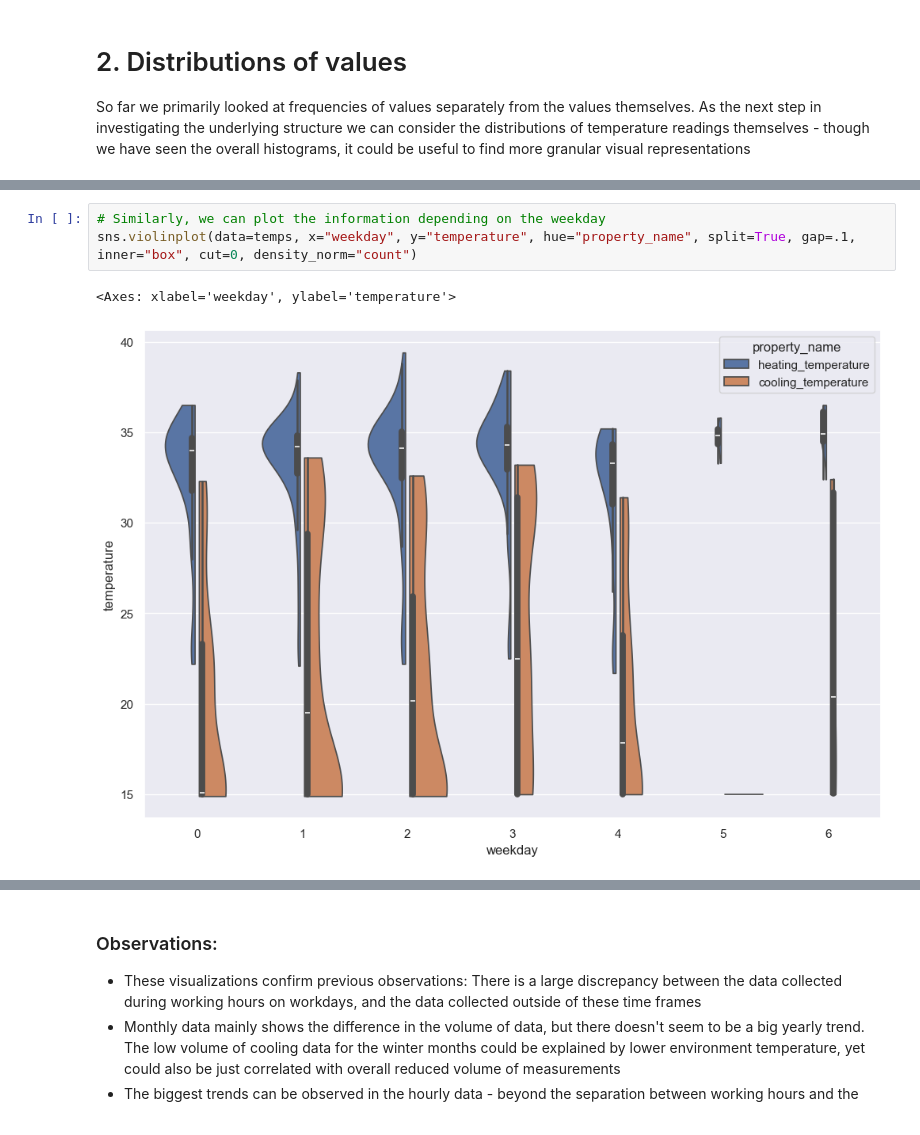
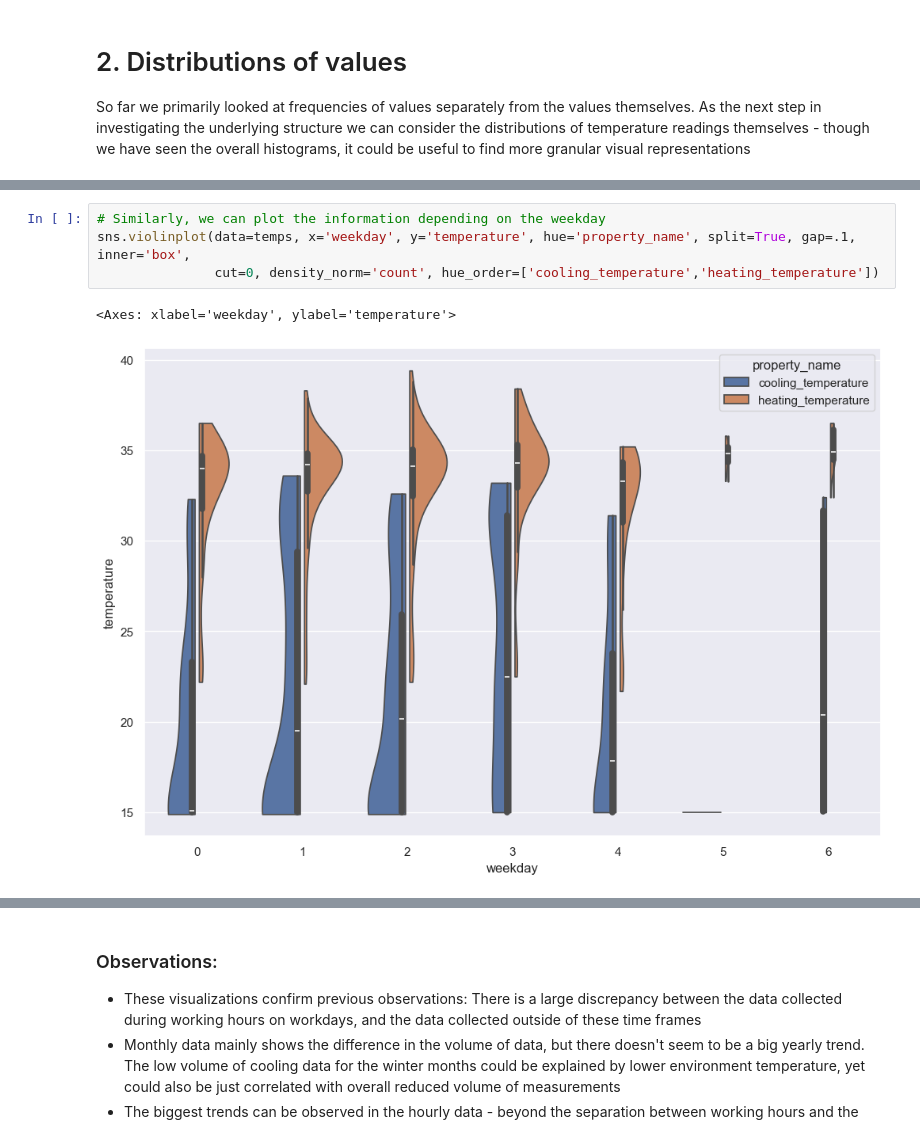
Before and after one commit to AntonSavchenko/Zeiss_DS_Interview, a Jupyter notebook: ZEISS_DS_Task.ipynb, the cells around one changed output, grey strips where cells are left out. Saved outputs shown, nothing was run; the diff lists cells and outputs as text.

```diff
--- a/ZEISS_DS_Task.ipynb
+++ b/ZEISS_DS_Task.ipynb
@@ -176,8 +177,9 @@ sns.violinplot(data=temps, x="hour", y="temperature", hue="property_name", split
 # %%
 # Similarly, we can plot the information depending on the weekday
-sns.violinplot(data=temps, x="weekday", y="temperature", hue="property_name", split=True, gap=.1, inner="box", cut=0, density_norm="count")
+sns.violinplot(data=temps, x='weekday', y='temperature', hue='property_name', split=True, gap=.1, inner='box',
+               cut=0, density_norm='count', hue_order=['cooling_temperature','heating_temperature'])
 # %% [output]
 <Axes: xlabel='weekday', ylabel='temperature'>
-[figure, old version]
+[figure, new version]
 # %%
 # Lastly, looking at the monthly data we can evaluate potential relation to the temperature of the environment
```
Also changed, not shown: parts of 12 cells of this notebook, 9 other files.
